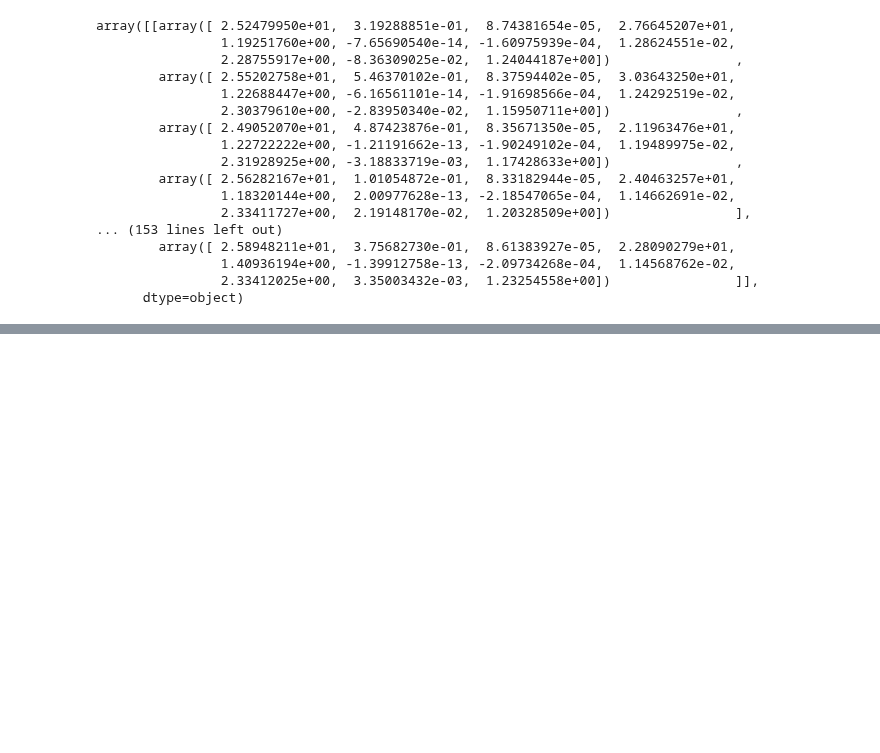
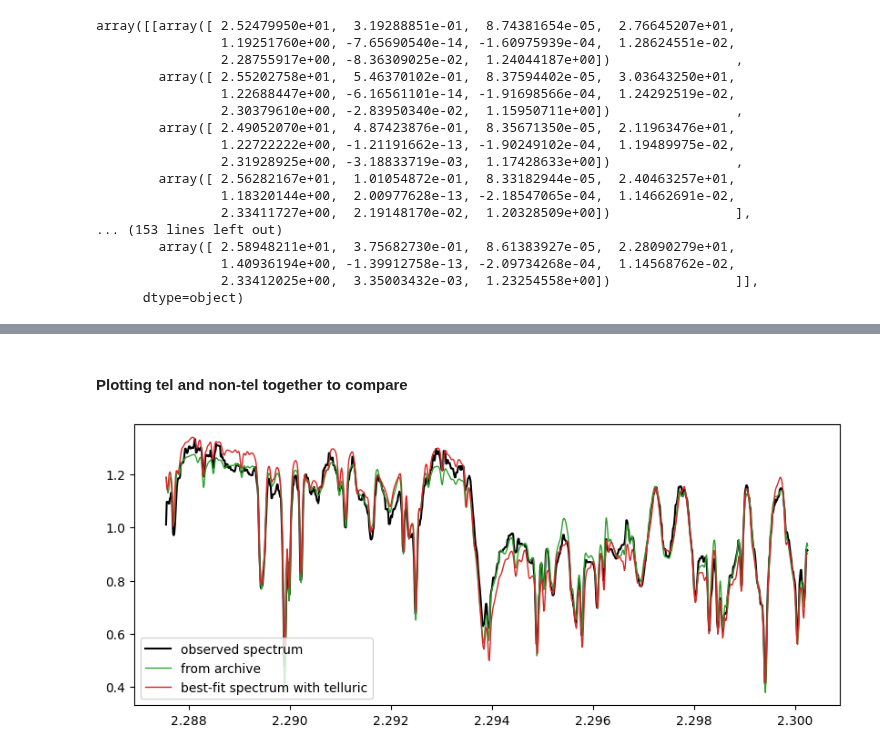
Before and after one commit to alphalyncis/dopplerimg, a Jupyter notebook: code/study.ipynb, the cells around one changed output, grey strips where cells are left out. Cells and saved outputs as stored; diff of their text form; code cells hidden in the pictures; blank space fills up the shorter version.

```diff
--- a/code/study.ipynb
+++ b/code/study.ipynb
@@ -257,0 +311,12 @@ array([[array([ 2.52479950e+01,  3.19288851e-01,  8.74381654e-05,  2.76645207e+0
+# %% [markdown]
+#### Plotting tel and non-tel together to compare
+# %%
+fig = plt.figure(figsize=(10,4))
+plt.plot(ret['wobs'][band, :], fobs0[band, :], color='black', label="observed spectrum")
+plt.plot(ret['wobs'][band, :], ret['chipmods'][0, band, :], color='tab:green', linewidth=1, label="from archive")
+#plt.plot(ret['wobs'][band, :], chipmods[band, :], linewidth=1, color='tab:blue', label="best-fit spectrum")
+plt.plot(ret['wobs'][band, :], chipmods_tel[band, :], color='tab:red', linewidth=1, label="best-fit spectrum with telluric")
+plt.legend()
+plt.show()
+# %% [output]
+[figure, added]
```
Also changed, not shown: parts of 9 cells of this notebook.
